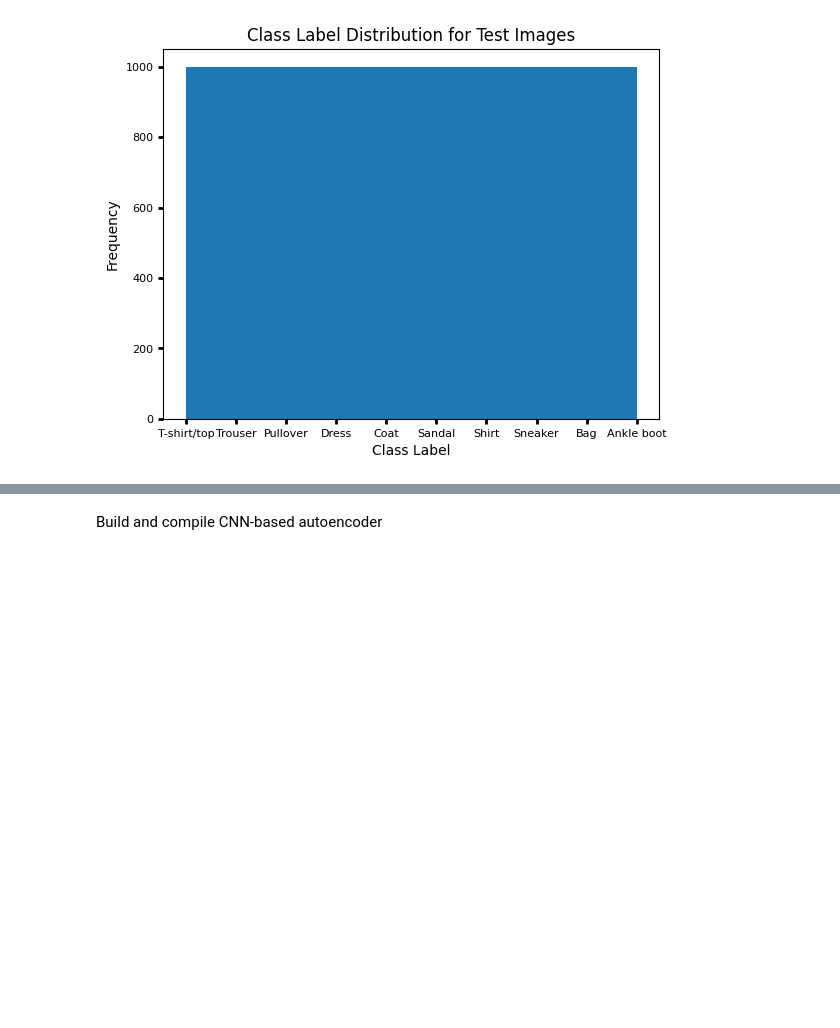
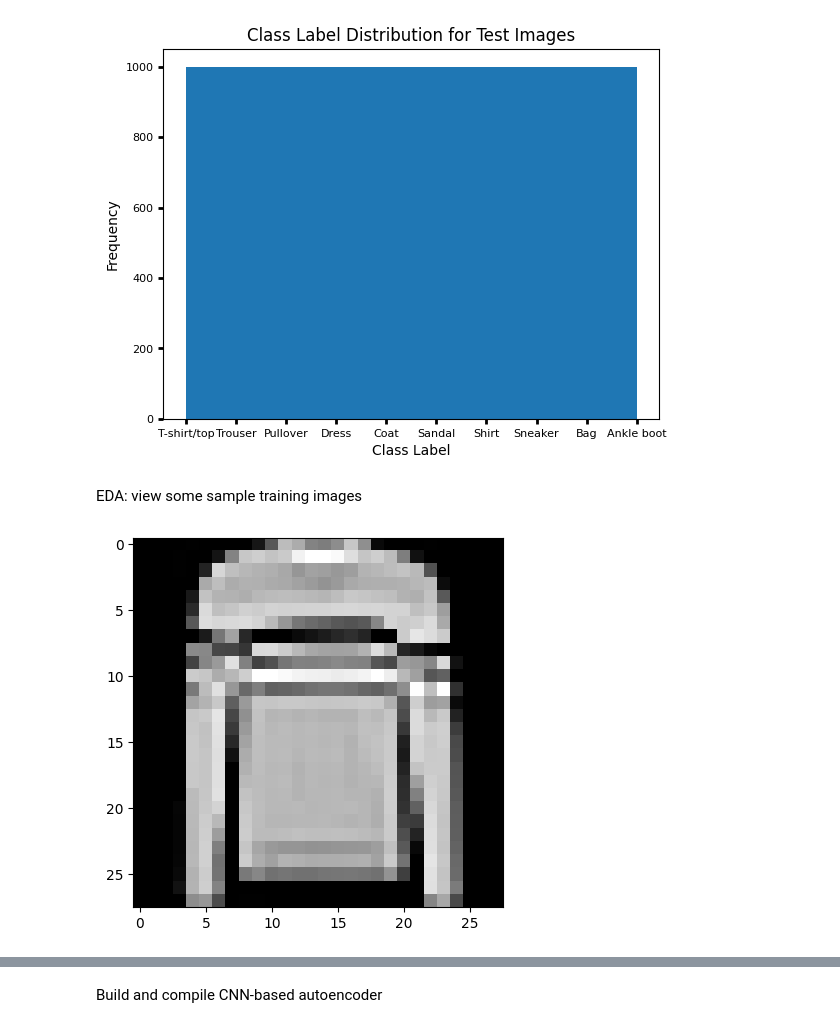
Before and after one commit to laurenwisniewski/DS4002-Project-3, a Jupyter notebook: DS_Project_3.ipynb, the cells around one changed output, grey strips where cells are left out. Drawn from its saved outputs; the diff is of its cells as text; code cells hidden in the pictures; blank space fills up the shorter version.

```diff
--- a/DS_Project_3.ipynb
+++ b/DS_Project_3.ipynb
@@ -47,3 +47,10 @@ plt.ylabel('Frequency')
 plt.show()
 # %% [output]
 [figure]
+# %% [markdown]
+EDA: view some sample training images
+# %%
+plt.imshow(x_train[5].reshape(28, 28))
+plt.gray()
+# %% [output]
+[figure, added]
```
Also changed, not shown: parts of 12 cells of this notebook.
